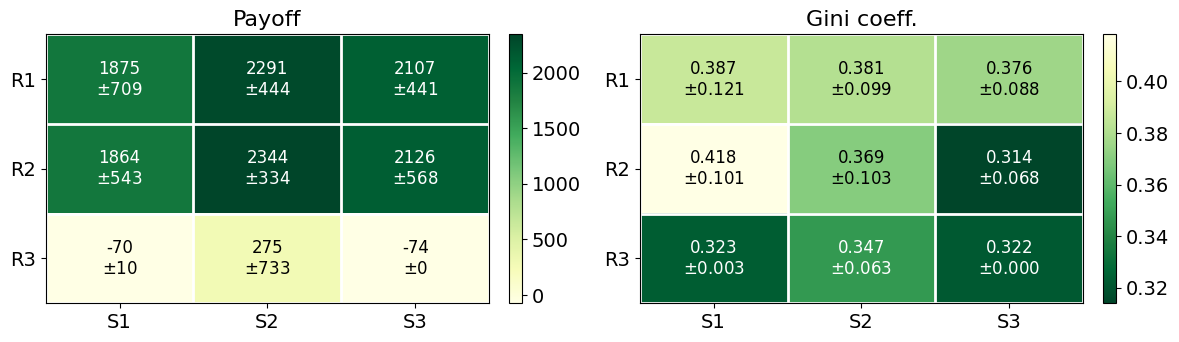
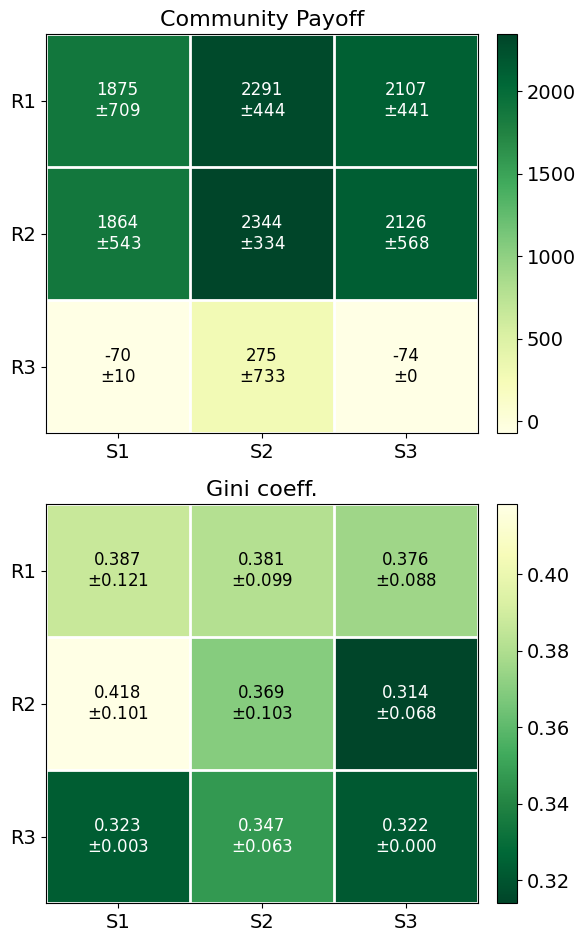
Code edit (unified diff) that turned the first committed figure into the second:
--- before
+++ after
@@ -25,5 +25,5 @@
 
 # Heatmap:
-fig, axes = plot_factorial_heatmap(cell_stats)
+fig, axes = plot_factorial_heatmap(cell_stats, figsize=(6,10))
 fig.suptitle("")
-fig.savefig("plots/fig_factorial_heatmap.png", bbox_inches="tight")
+fig.savefig("plots/fig_factorial_heatmap.pdf", bbox_inches="tight")

Commit: Cleaned the repo to publish